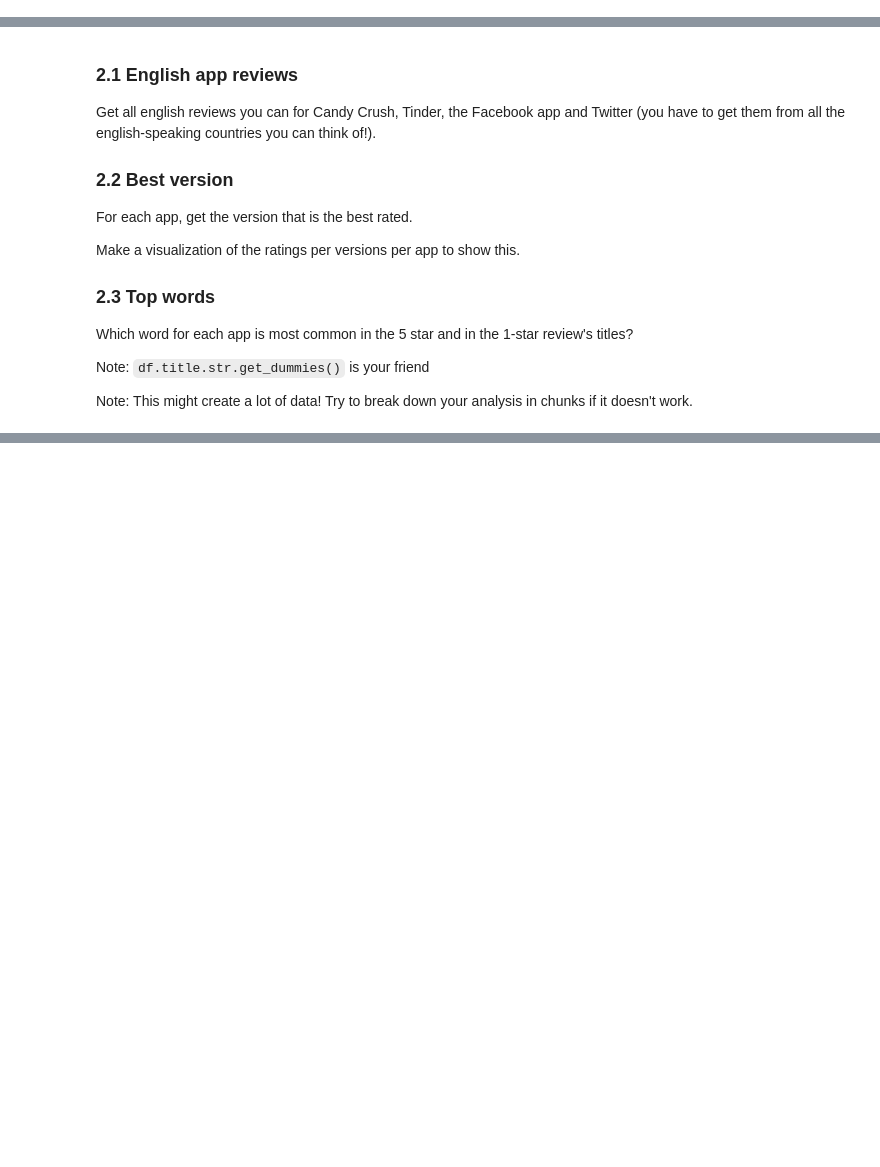
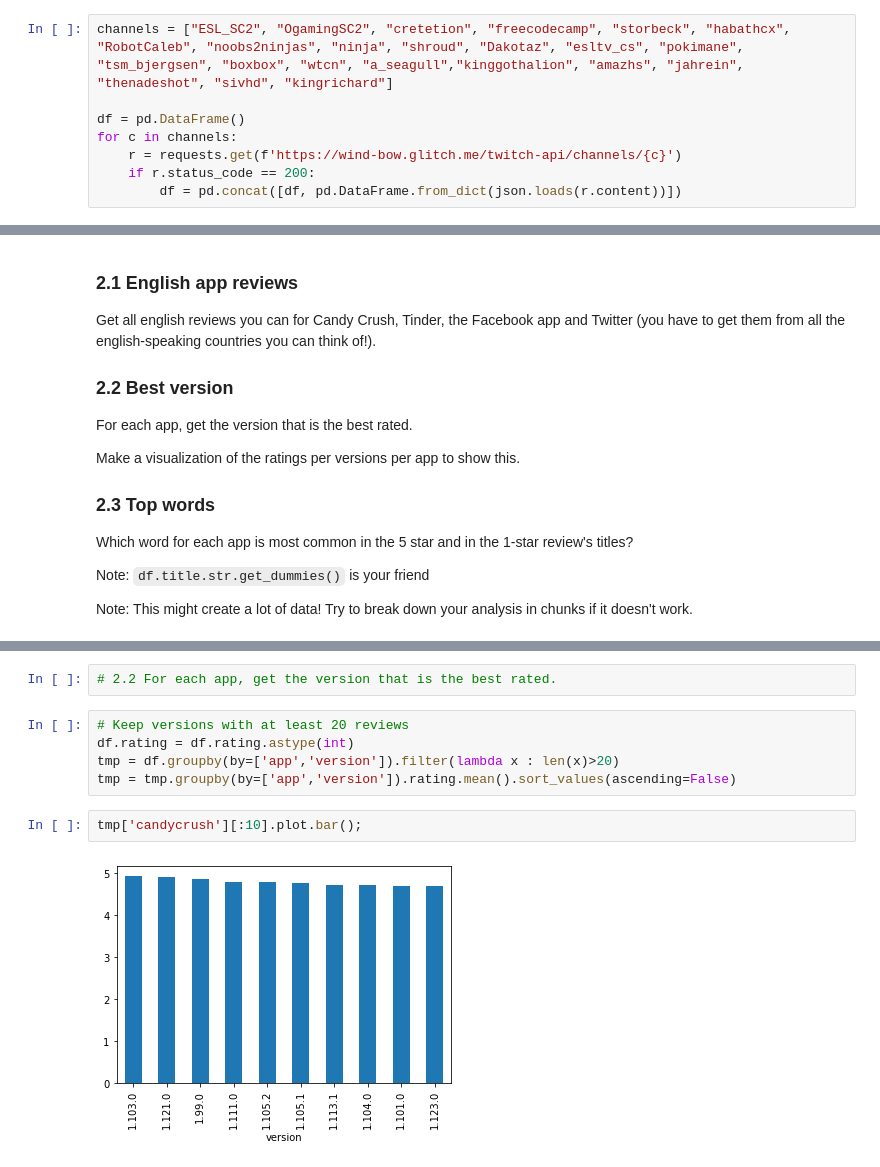
Before and after one commit to cb-ds-1/4-5-web-data, a Jupyter notebook: workshop.ipynb, the cells around one changed output, grey strips where cells are left out. Saved outputs shown, nothing was run; the diff lists cells and outputs as text; blank space fills up the shorter version.

```diff
--- a/workshop.ipynb
+++ b/workshop.ipynb
@@ -17,3 +26,11 @@ Get the data from the following channels:
 To make into a dataframe that looks like this:
 
 ![](twitch.png)
+# %%
+channels = ["ESL_SC2", "OgamingSC2", "cretetion", "freecodecamp", "storbeck", "habathcx", "RobotCaleb", "noobs2ninjas", "ninja", "shroud", "Dakotaz", "esltv_cs", "pokimane", "tsm_bjergsen", "boxbox", "wtcn", "a_seagull","kinggothalion", "amazhs", "jahrein", "thenadeshot", "sivhd", "kingrichard"]
+
+df = pd.DataFrame()
+for c in channels:
+    r = requests.get(f'https://wind-bow.glitch.me/twitch-api/channels/{c}')
+    if r.status_code == 200:
+        df = pd.concat([df, pd.DataFrame.from_dict(json.loads(r.content))])
@@ -57,0 +150,11 @@ Note: This might create a lot of data! Try to break down your analysis in chunks
+# %%
+# 2.2 For each app, get the version that is the best rated.
+# %%
+# Keep versions with at least 20 reviews
+df.rating = df.rating.astype(int)
+tmp = df.groupby(by=['app','version']).filter(lambda x : len(x)>20)
+tmp = tmp.groupby(by=['app','version']).rating.mean().sort_values(ascending=False)
+# %%
+tmp['candycrush'][:10].plot.bar();
+# %% [output]
+[figure, added]
```
Also changed, not shown: parts of 16 cells of this notebook.
